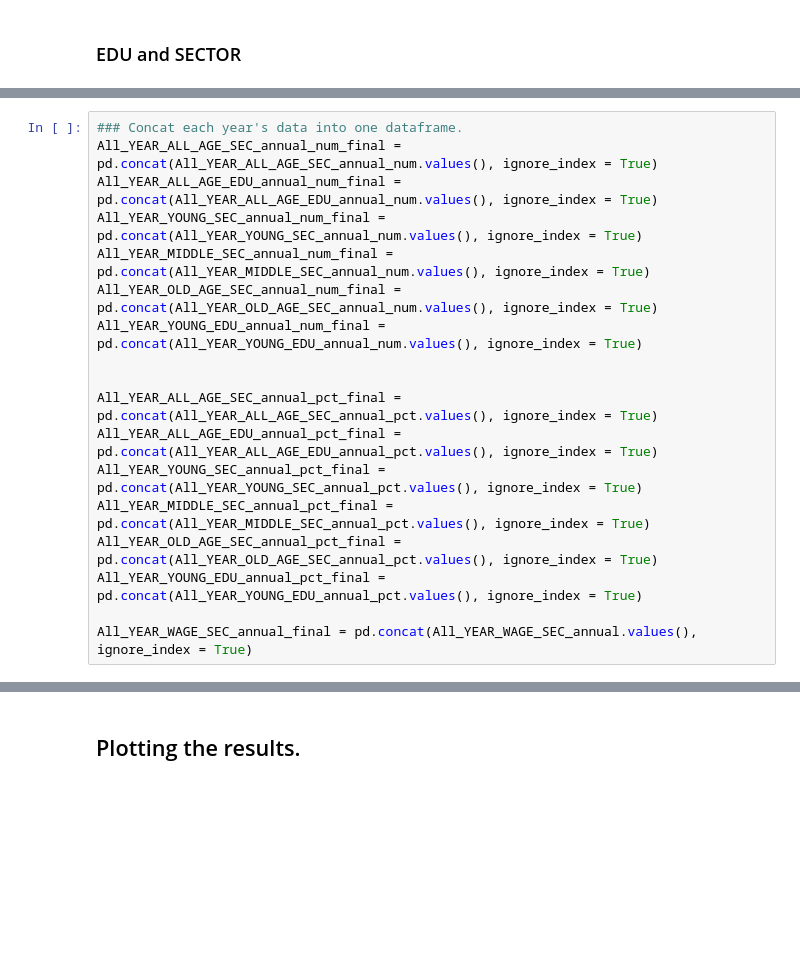
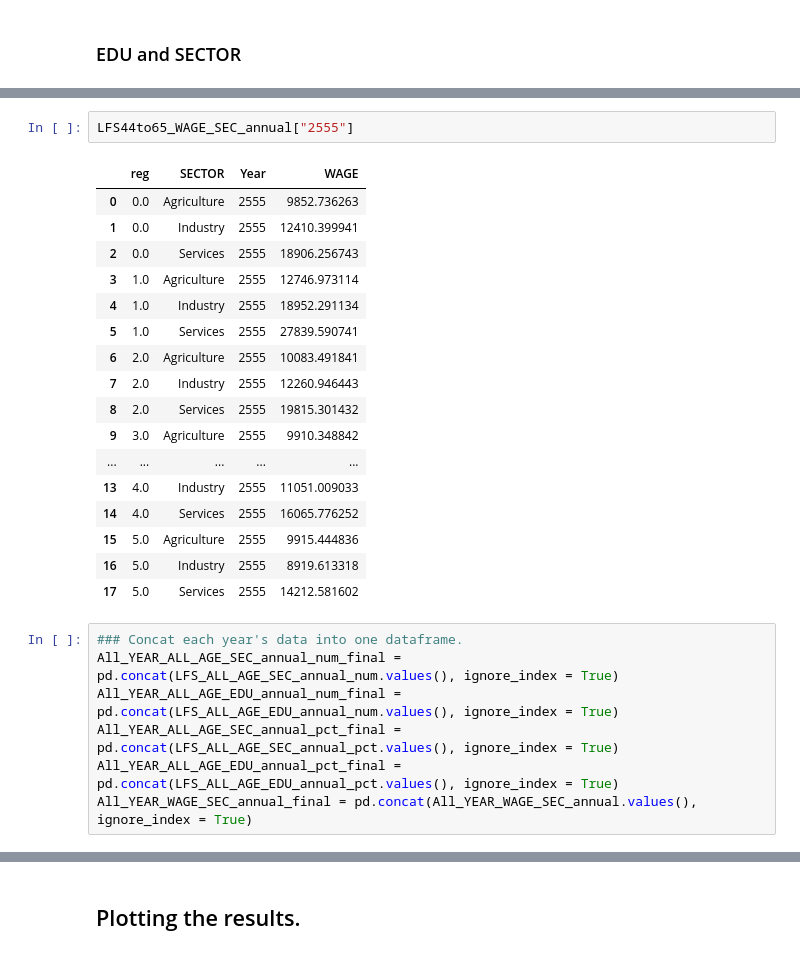
Before and after one commit to PhakphumJ/Thesis_code, a Jupyter notebook: LFS_code.ipynb, the cells around one changed output, grey strips where cells are left out. Drawn from its saved outputs; the diff is of its cells as text; blank space fills up the shorter version.

```diff
--- a/LFS_code.ipynb
+++ b/LFS_code.ipynb
@@ -1239,20 +1387,29 @@ All_YEAR_WAGE_SEC_annual = {**LFS44to55_WAGE_SEC}
+# %%
+LFS44to65_WAGE_SEC_annual["2555"]
+# %% [output]
+|  | reg | SECTOR | Year | WAGE |
+| 0 | 0.0 | Agriculture | 2555 | 9852.736263 |
+| 1 | 0.0 | Industry | 2555 | 12410.399941 |
+| 2 | 0.0 | Services | 2555 | 18906.256743 |
+| 3 | 1.0 | Agriculture | 2555 | 12746.973114 |
+| 4 | 1.0 | Industry | 2555 | 18952.291134 |
+| 5 | 1.0 | Services | 2555 | 27839.590741 |
+| 6 | 2.0 | Agriculture | 2555 | 10083.491841 |
+| 7 | 2.0 | Industry | 2555 | 12260.946443 |
+| 8 | 2.0 | Services | 2555 | 19815.301432 |
+| 9 | 3.0 | Agriculture | 2555 | 9910.348842 |
+| ... | ... | ... | ... | ... |
+| 13 | 4.0 | Industry | 2555 | 11051.009033 |
+| 14 | 4.0 | Services | 2555 | 16065.776252 |
+| 15 | 5.0 | Agriculture | 2555 | 9915.444836 |
+| 16 | 5.0 | Industry | 2555 | 8919.613318 |
+| 17 | 5.0 | Services | 2555 | 14212.581602 |
 # %%
 ### Concat each year's data into one dataframe.
-All_YEAR_ALL_AGE_SEC_annual_num_final = pd.concat(All_YEAR_ALL_AGE_SEC_annual_num.values(), ignore_index = True)
-All_YEAR_ALL_AGE_EDU_annual_num_final = pd.concat(All_YEAR_ALL_AGE_EDU_annual_num.values(), ignore_index = True)
-All_YEAR_YOUNG_SEC_annual_num_final = pd.concat(All_YEAR_YOUNG_SEC_annual_num.values(), ignore_index = True)
-All_YEAR_MIDDLE_SEC_annual_num_final = pd.concat(All_YEAR_MIDDLE_SEC_annual_num.values(), ignore_index = True)
-All_YEAR_OLD_AGE_SEC_annual_num_final = pd.concat(All_YEAR_OLD_AGE_SEC_annual_num.values(), ignore_index = True)
-All_YEAR_YOUNG_EDU_annual_num_final = pd.concat(All_YEAR_YOUNG_EDU_annual_num.values(), ignore_index = True)
-
-
-All_YEAR_ALL_AGE_SEC_annual_pct_final = pd.concat(All_YEAR_ALL_AGE_SEC_annual_pct.values(), ignore_index = True)
-All_YEAR_ALL_AGE_EDU_annual_pct_final = pd.concat(All_YEAR_ALL_AGE_EDU_annual_pct.values(), ignore_index = True)
-All_YEAR_YOUNG_SEC_annual_pct_final = pd.concat(All_YEAR_YOUNG_SEC_annual_pct.values(), ignore_index = True)
-All_YEAR_MIDDLE_SEC_annual_pct_final = pd.concat(All_YEAR_MIDDLE_SEC_annual_pct.values(), ignore_index = True)
-All_YEAR_OLD_AGE_SEC_annual_pct_final = pd.concat(All_YEAR_OLD_AGE_SEC_annual_pct.values(), ignore_index = True)
-All_YEAR_YOUNG_EDU_annual_pct_final = pd.concat(All_YEAR_YOUNG_EDU_annual_pct.values(), ignore_index = True)
-
+All_YEAR_ALL_AGE_SEC_annual_num_final = pd.concat(LFS_ALL_AGE_SEC_annual_num.values(), ignore_index = True)
+All_YEAR_ALL_AGE_EDU_annual_num_final = pd.concat(LFS_ALL_AGE_EDU_annual_num.values(), ignore_index = True)
+All_YEAR_ALL_AGE_SEC_annual_pct_final = pd.concat(LFS_ALL_AGE_SEC_annual_pct.values(), ignore_index = True)
+All_YEAR_ALL_AGE_EDU_annual_pct_final = pd.concat(LFS_ALL_AGE_EDU_annual_pct.values(), ignore_index = True)
 All_YEAR_WAGE_SEC_annual_final = pd.concat(All_YEAR_WAGE_SEC_annual.values(), ignore_index = True)
 # %%
 All_YEAR_ALL_AGE_SEC_annual_pct_final.head(30)
```
Also changed, not shown: parts of 24 cells of this notebook.
